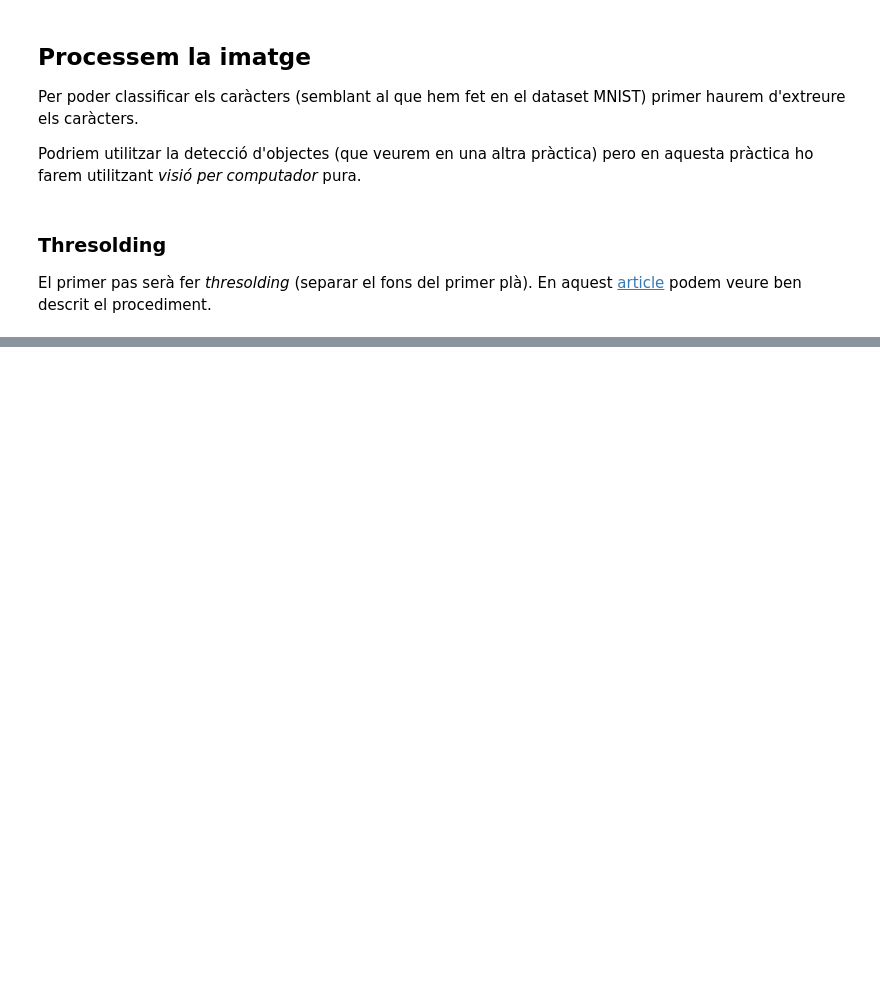
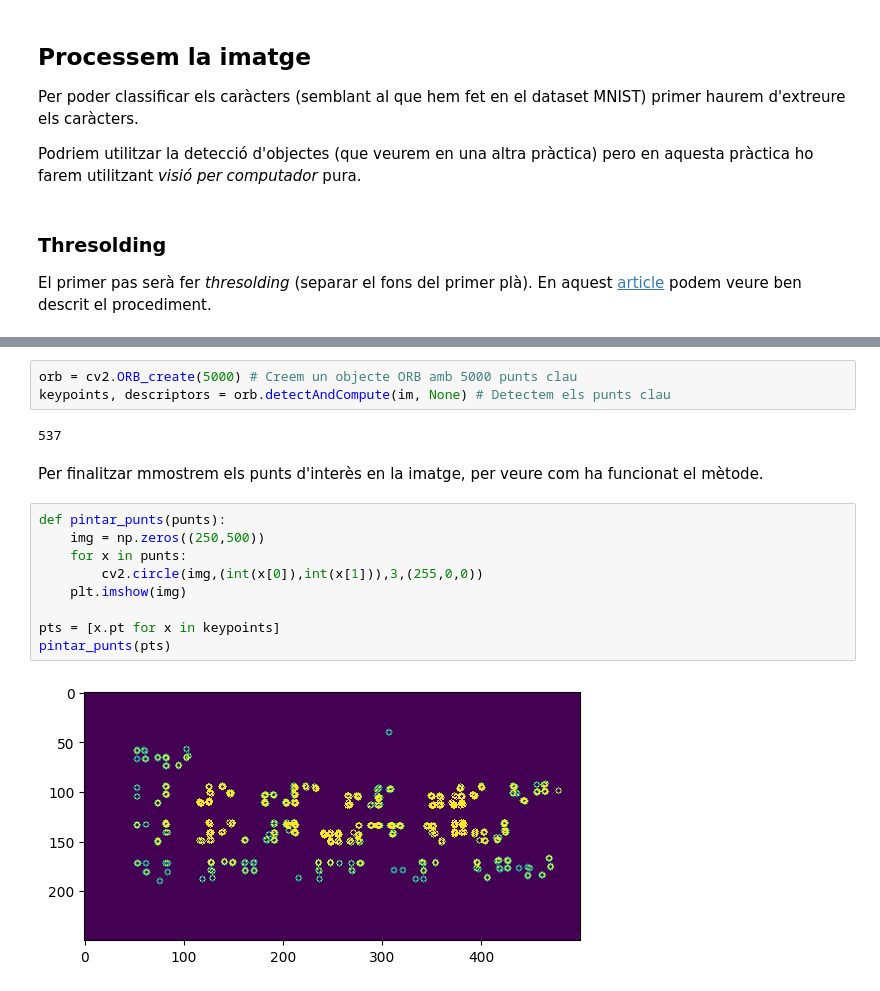
Before and after one commit to lawer/mia, a Jupyter notebook: apunts/8.-Reconeixement imatges/1_Introduccio_opencv.ipynb, the cells around one changed output, grey strips where cells are left out. Drawn from its saved outputs; the diff is of its cells as text; blank space fills up the shorter version.

```diff
--- a/apunts/8.-Reconeixement imatges/1_Introduccio_opencv.ipynb
+++ b/apunts/8.-Reconeixement imatges/1_Introduccio_opencv.ipynb
@@ -88,0 +107,18 @@ El mètode més senzill és el _Simple Thresholding_ que simplement compara cada
+# %%
+orb = cv2.ORB_create(5000) # Creem un objecte ORB amb 5000 punts clau
+keypoints, descriptors = orb.detectAndCompute(im, None) # Detectem els punts clau
+# %% [output]
+537
+# %% [markdown]
+Per finalitzar mmostrem els punts d'interès en la imatge, per veure com ha funcionat el mètode.
+# %%
+def pintar_punts(punts):
+    img = np.zeros((250,500))
+    for x in punts:
+        cv2.circle(img,(int(x[0]),int(x[1])),3,(255,0,0))
+    plt.imshow(img)
+
+pts = [x.pt for x in keypoints]
+pintar_punts(pts)
+# %% [output]
+[figure, added]
```
Also changed, not shown: parts of 5 cells of this notebook.
